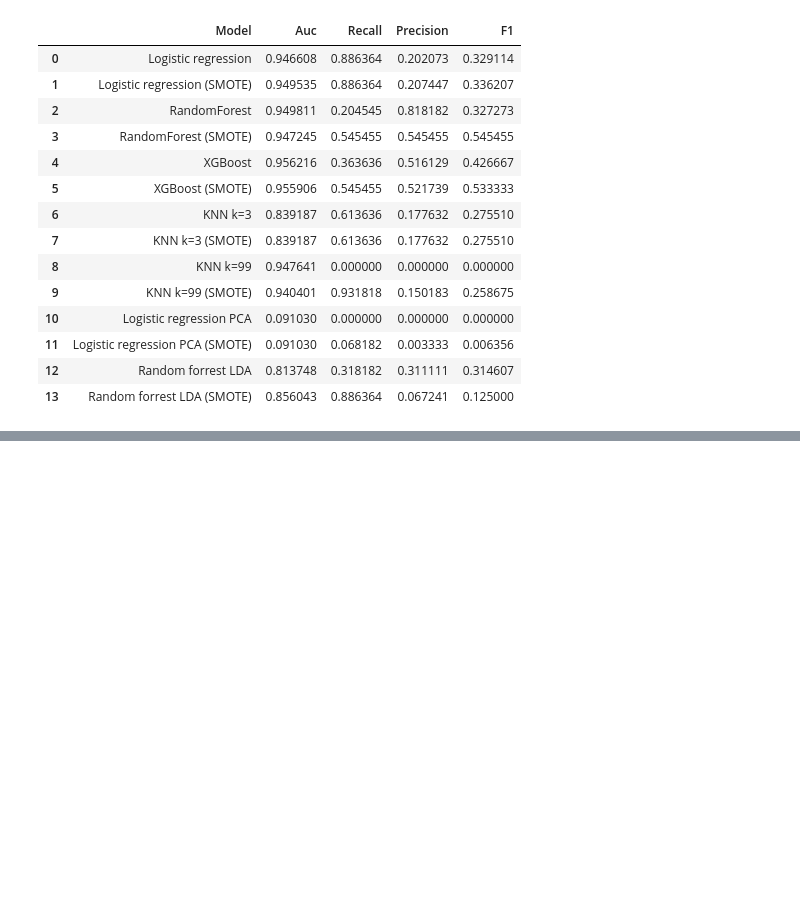
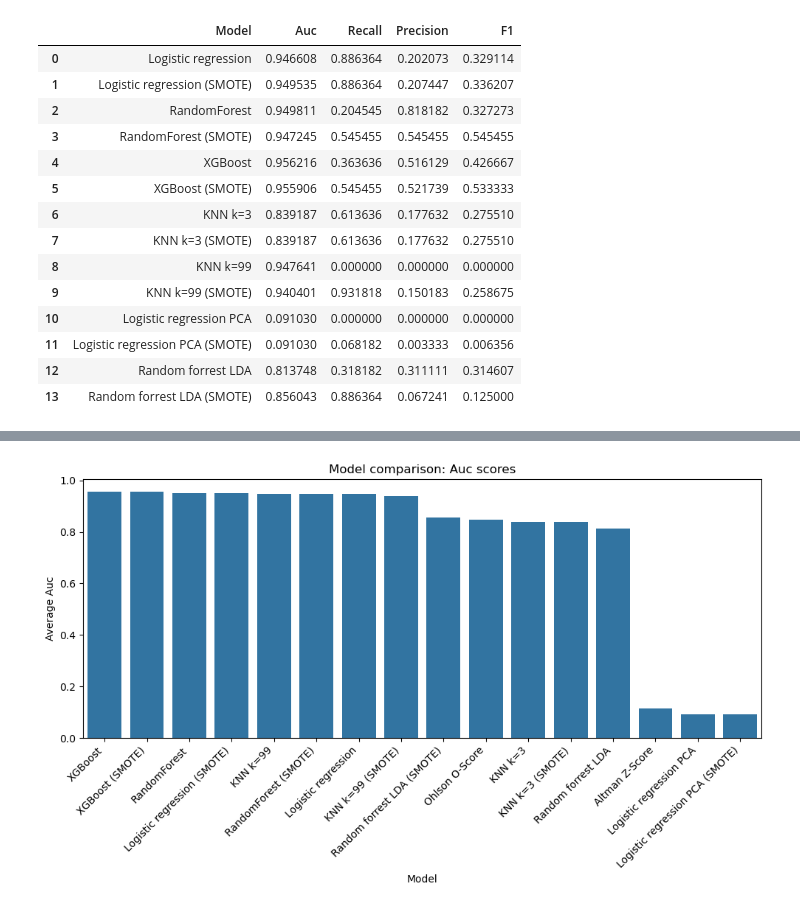
Before and after one commit to Vincent2308/Corporate-Bankruptcy, a Jupyter notebook: notebooks/week2/taiwan_model.ipynb, the cells around one changed output, grey strips where cells are left out. Cells and saved outputs as stored; diff of their text form; code cells hidden in the pictures; blank space fills up the shorter version.

Commit message:
Plots

```diff
--- a/notebooks/week2/taiwan_model.ipynb
+++ b/notebooks/week2/taiwan_model.ipynb
@@ -555,3 +556,22 @@ results_df.sort_values("Auc", ascending = False)
 | 14 | Altman Z-Score | 0.115530 | NaN | NaN | NaN |
 | 10 | Logistic regression PCA | 0.091030 | 0.000000 | 0.000000 | 0.000000 |
 | 11 | Logistic regression PCA (SMOTE) | 0.091030 | 0.068182 | 0.003333 | 0.006356 |
+# %%
+import seaborn as sns
+import matplotlib.pyplot as plt
+
+auc_sorted = results_df.sort_values('Auc', ascending = False)
+
+plt.figure(figsize=(10,6))
+sns.barplot(data=auc_sorted, x="Model", y="Auc", order = auc_sorted["Model"])
+
+plt.title("Model comparison: Auc scores")
+plt.xlabel("Model")
+plt.ylabel("Average Auc")
+plt.xticks(rotation=45, ha = "right")
+
+plt.tight_layout()
+
+plt.show()
+# %% [output]
+[figure, added]
```
Also changed, not shown: parts of 2 cells of this notebook, 2 other files.
